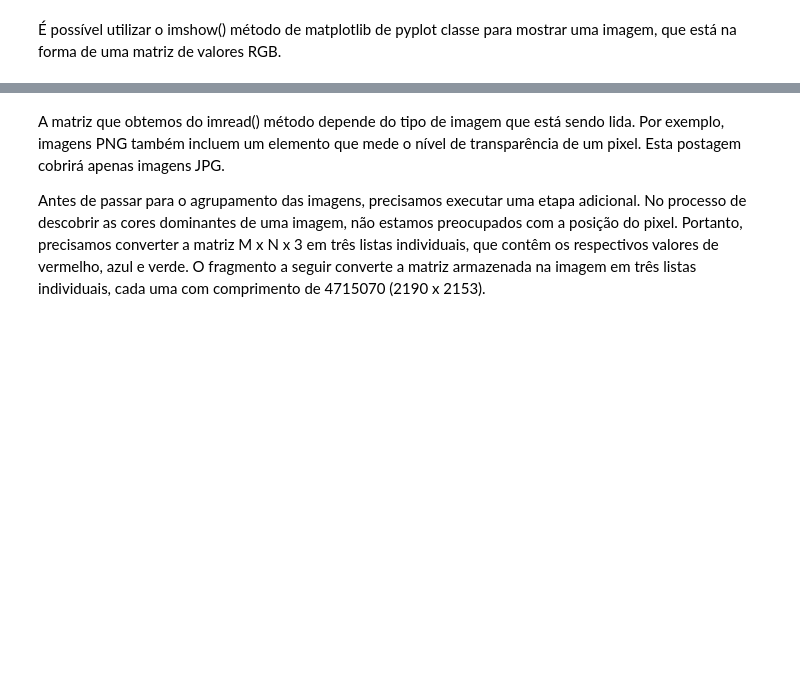
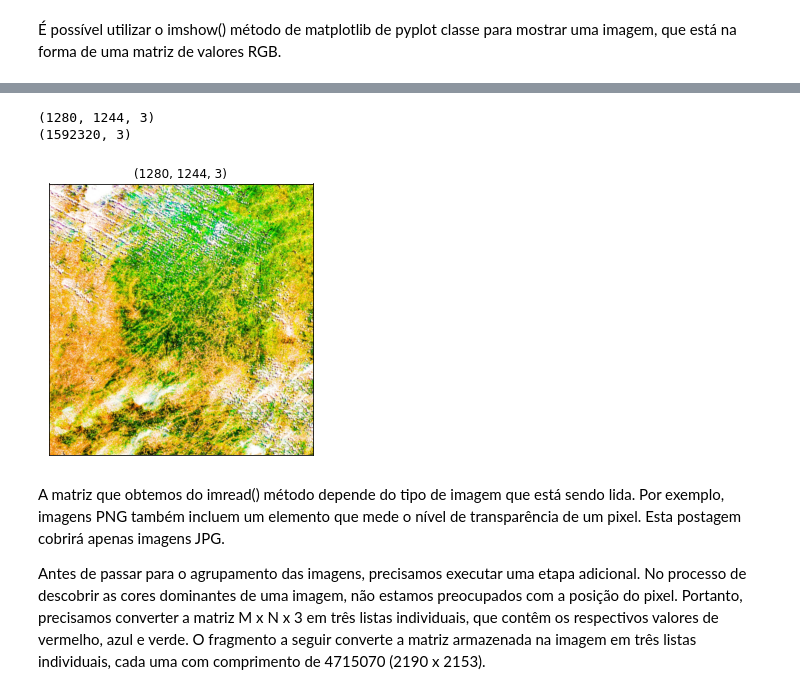
Before and after one commit to MarceloClaro/COR-INPE, a Jupyter notebook: determinarcor.ipynb, the cells around one changed output, grey strips where cells are left out. Cells and saved outputs as stored; diff of their text form; code cells hidden in the pictures; blank space fills up the shorter version.

```diff
--- a/determinarcor.ipynb
+++ b/determinarcor.ipynb
@@ -173,3 +173,16 @@ print (c_img.shape)
+# %%
+plt.figure(figsize=(30,5))
+plt.title(img.shape), plt.xticks([]), plt.yticks([])
+plt.imshow(img)
+print (img.shape)
+c_img = img.copy()
+c_img = np.reshape(c_img, (-1,3))
+print (c_img.shape)
+plt.show()
+# %% [output]
+(1280, 1244, 3)
+(1592320, 3)
+[figure, added]
 # %% [markdown]
 A matriz que obtemos do  imread() método depende do tipo de imagem que está sendo lida. Por exemplo, imagens PNG também incluem um elemento que mede o nível de transparência de um pixel. Esta postagem cobrirá apenas imagens JPG.
 
```
Also changed, not shown: parts of 48 cells of this notebook.
